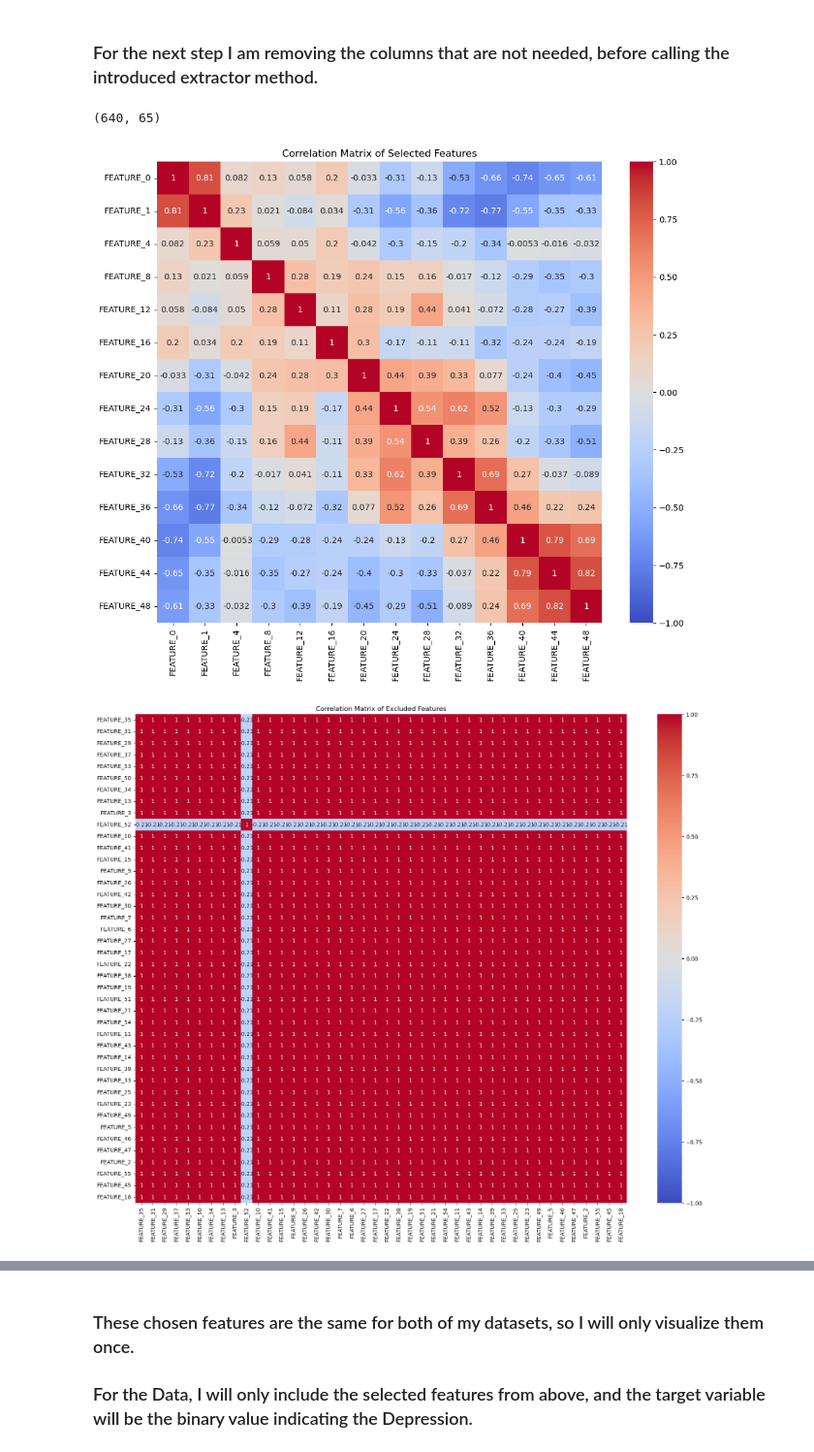
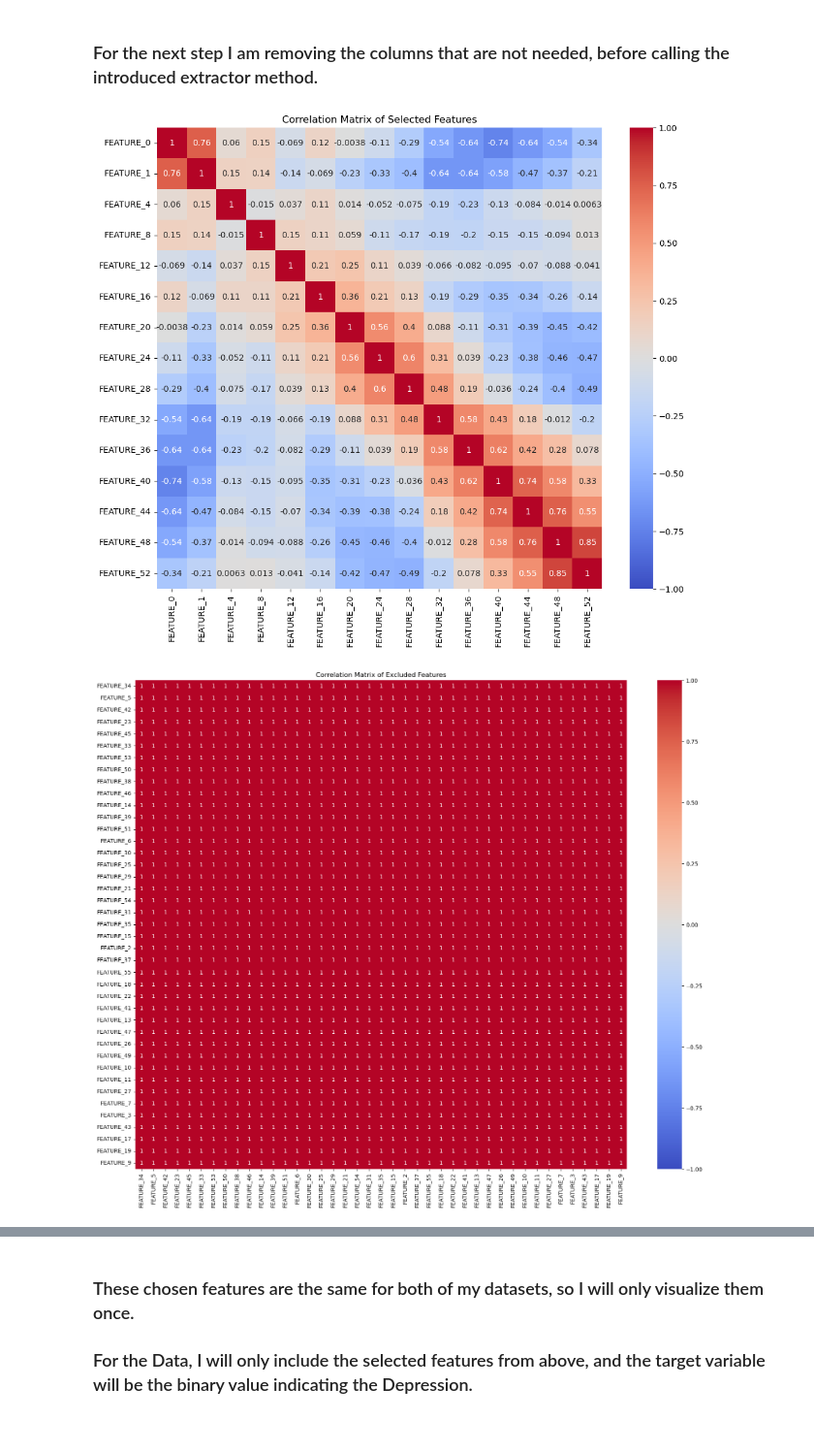
Before and after one commit to tam4x/Depression_Level_Classifier, a Jupyter notebook: Ben/Elastic_Net_Classifier_Notebook.ipynb, the cells around one changed output, grey strips where cells are left out. Shown at 97% size. Saved outputs shown, nothing was run; the diff lists cells and outputs as text; code cells hidden in the pictures.

```diff
--- a/Ben/Elastic_Net_Classifier_Notebook.ipynb
+++ b/Ben/Elastic_Net_Classifier_Notebook.ipynb
@@ -86,17 +88,16 @@ def extractor(df, threshold=0.9):
 # %%
 # Load the different datasets; always activate only one and change title results accordingly
 
-data = pd.read_csv('/home/jovyan/Depression_Level_Classifier/data/Threshold_6_Operator_-_Depressionfeature_BP_PHQ_9_PercentofDataset_100.csv')
-#data = pd.read_csv('/home/jovyan/Depression_Level_Classifier/data/Threshold_19_Operator_-_Depressionfeature_MH_PHQ_S_PercentofDataset_100.csv')
+#data = pd.read_csv('/home/jovyan/Depression_Level_Classifier/data/Threshold_6_Operator_-_Depressionfeature_BP_PHQ_9_PercentofDataset_100.csv')
+data = pd.read_csv('/home/jovyan/Depression_Level_Classifier/data/Threshold_19_Operator_-_Depressionfeature_MH_PHQ_S_PercentofDataset_100.csv')
 
 #keep track which threshold and version to save results correctly.
-title_results = "TH6_BP_PHQ_9"
-#title_results = "TH19_MH_PHQ_S"
+#title_results = "TH6_BP_PHQ_9"
+title_results = "TH19_MH_PHQ_S"
 
 columns_with_features = [col for col in data.columns if "FEATURE" in col]
 
 extractor(data[columns_with_features])
 # %% [output]
-(640, 65)
-[figure, old version]
+[figure, new version]
-[figure, old version]
+[figure, new version]
```
Also changed, not shown: parts of 6 cells of this notebook, 2 other files.
